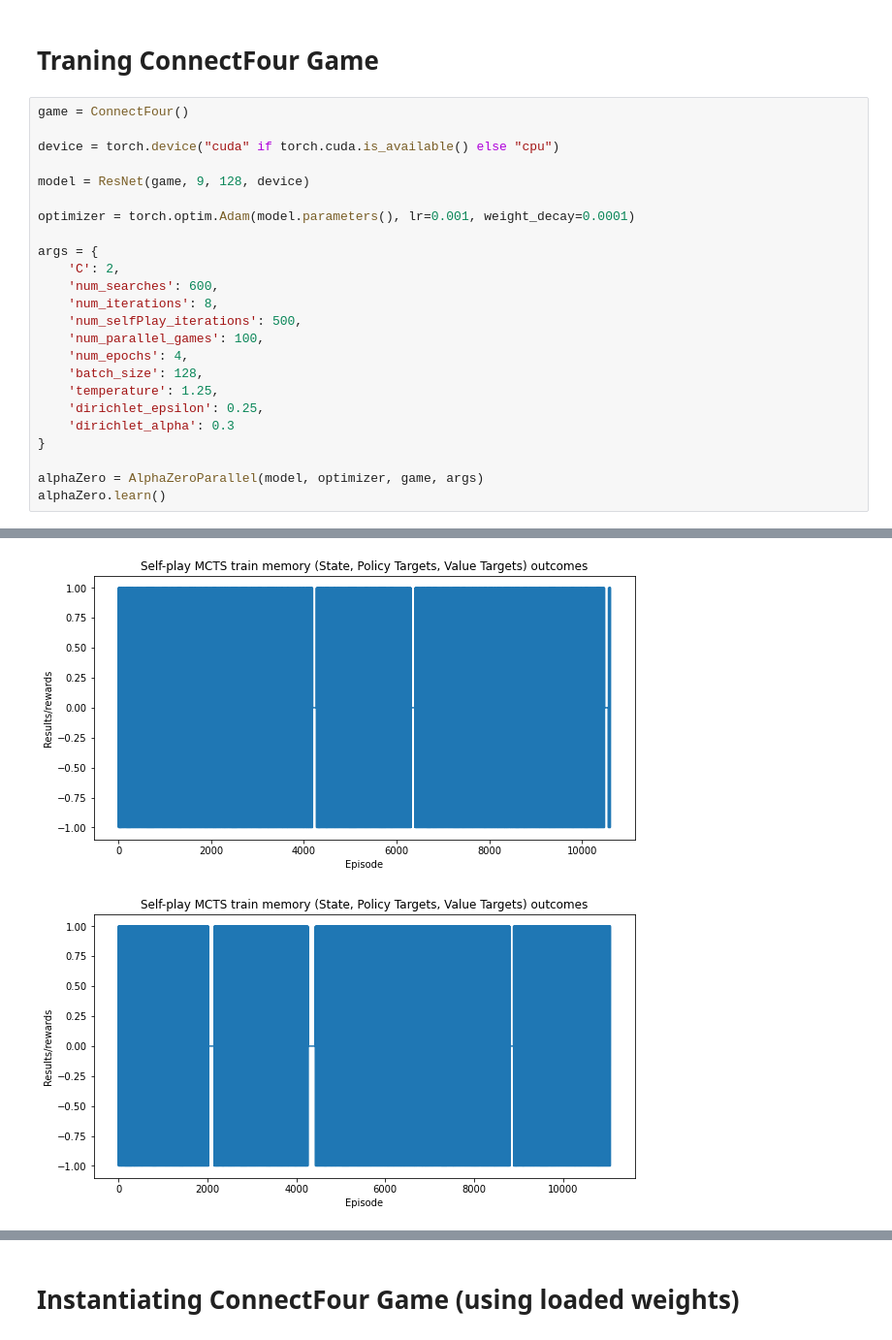
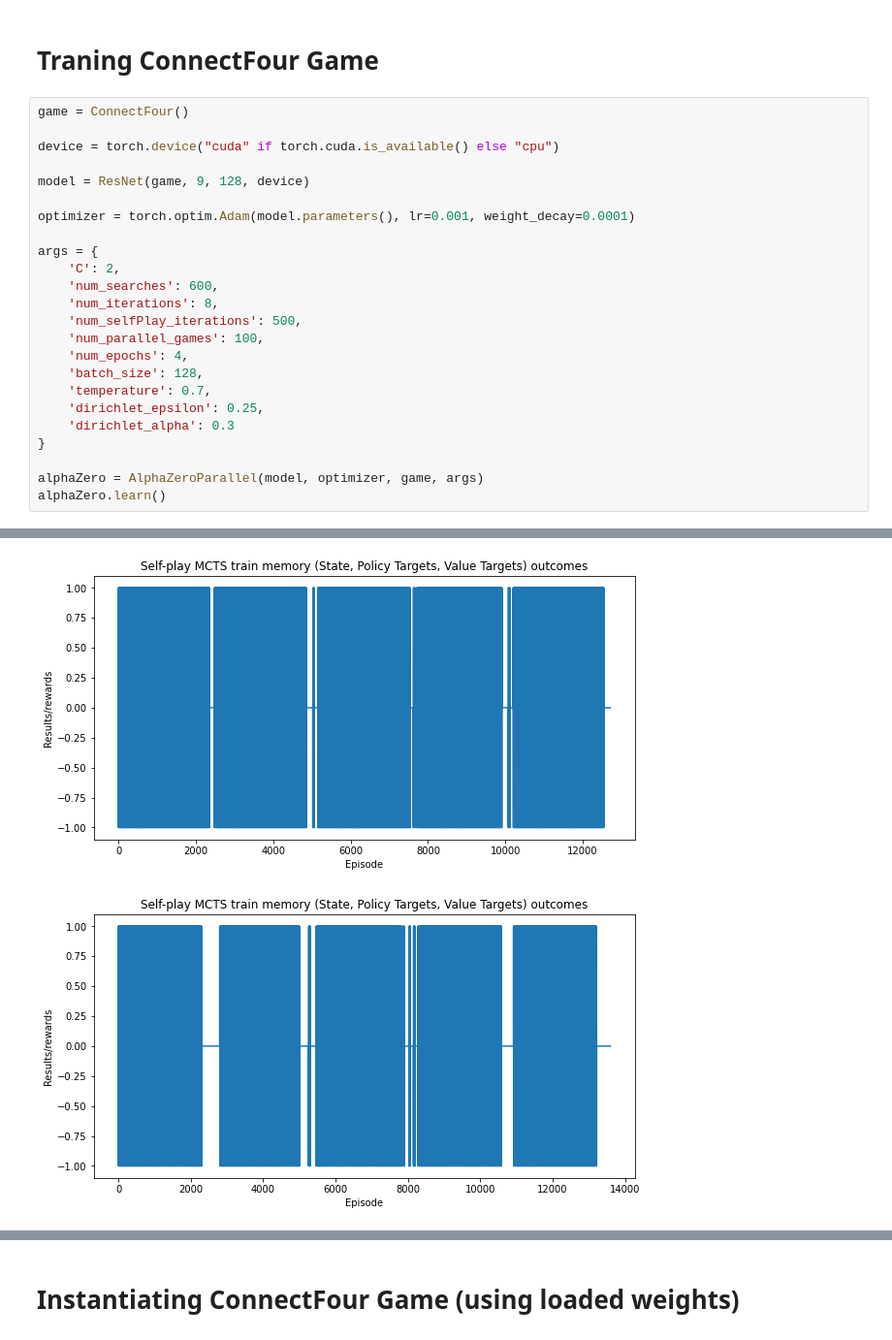
Before and after one commit to iamutk4/Reinforcement-Learning-AlphaZero, a Jupyter notebook: AlphaZero.ipynb, the cells around one changed output, grey strips where cells are left out. Shown at 97% size. Cells and saved outputs as stored; diff of their text form.

```diff
--- a/AlphaZero.ipynb
+++ b/AlphaZero.ipynb
@@ -787,7 +787,7 @@ args = {
     'num_parallel_games': 100,
     'num_epochs': 4,
     'batch_size': 128,
-    'temperature': 1.25,
+    'temperature': 0.7,
     'dirichlet_epsilon': 0.25,
     'dirichlet_alpha': 0.3
 }
@@ -801,2 +801,2 @@ alphaZero.learn()
-[figure, old version]
+[figure, new version]
-[figure, old version]
+[figure, new version]
```
Also changed, not shown: parts of 6 cells of this notebook.
